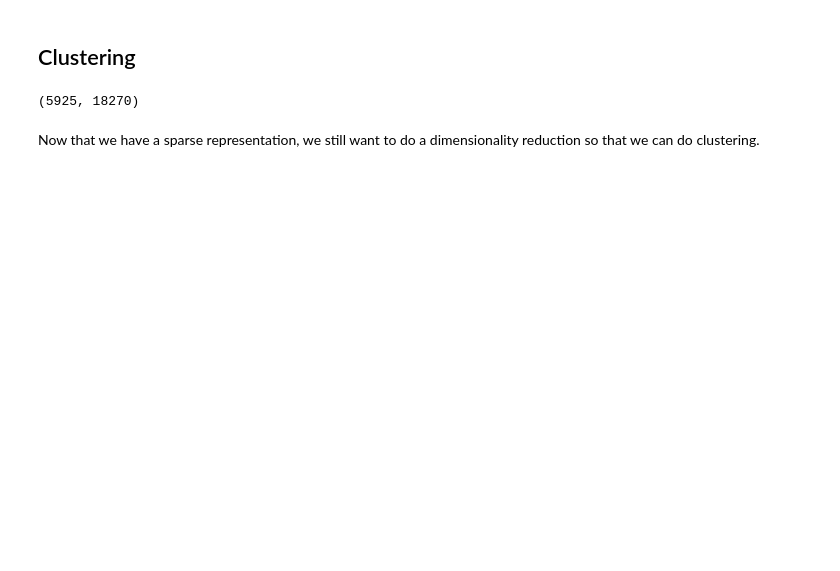
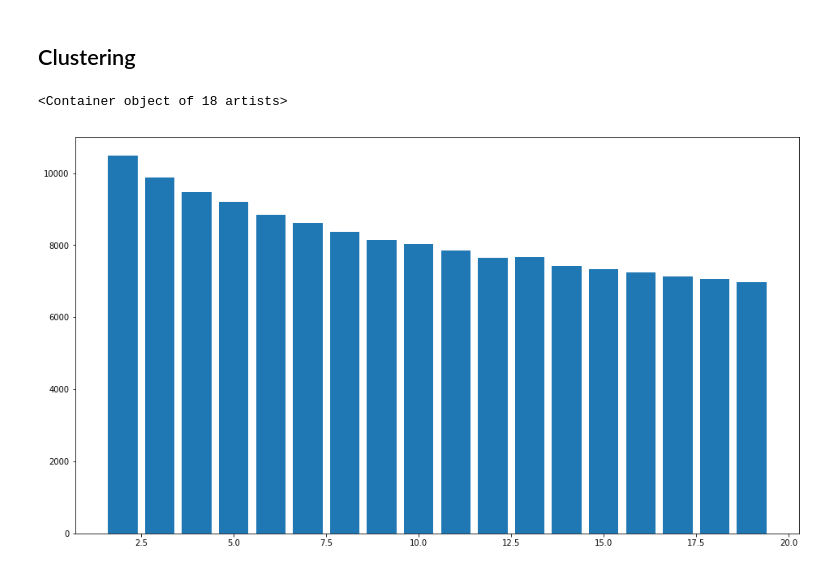
Before and after one commit to scottviteri/TVTropesAnalysis, a Jupyter notebook: TVTropes.ipynb, the cells around one changed output. Saved outputs shown, nothing was run; the diff lists cells and outputs as text; code cells hidden in the pictures; blank space fills up the shorter version.

```diff
--- a/TVTropes.ipynb
+++ b/TVTropes.ipynb
@@ -60,24 +96,27 @@ Notice that there are enough features that the data should not be represented as
 # %% [markdown]
 ## Clustering
-# %%
-#from sklearn.feature_extraction import DictVectorizer
-#from sklearn.cluster import KMeans
-import scipy.sparse as sp
-
-trope_to_num_dict = {v:i for i,v in enumerate(all_tropes)}
-def tropeToNum(v):
-    return trope_to_num_dict[v]
-
-movies_to_tropes = sp.dok_matrix((len(all_movies),len(all_tropes)), dtype=np.int8)
-
-for m in range(len(all_movies)):
-    tropes = data[all_movies[m]]
-    for i in map(tropeToNum, tropes):
-        movies_to_tropes[m, i] = 1
-
-#movies_to_tropes = movies_to_tropes.transpose().tocsr()
-print(movies_to_tropes.shape)
-# %% [output]
-(5925, 18270)
-# %% [markdown]
-Now that we have a sparse representation, we still want to do a dimensionality reduction so that we can do clustering.
+# %%
+from mpl_toolkits.mplot3d import Axes3D
+from sklearn.cluster import KMeans
+from sklearn.datasets import make_blobs
+
+plt.rcParams['figure.figsize'] = (16, 9)
+
+def calc_fit_error(data,num_clusters):
+    # Initializing KMeans
+    kmeans = KMeans(n_clusters=num_clusters)
+    # Fitting with inputs
+    kmeans_fit = kmeans.fit(data)
+    # Predicting the clusters
+    labels = kmeans_fit.predict(data)
+    # Getting the cluster centers
+    # labels = animal_kmeans_fit.cluster_centers_
+    return kmeans_fit.inertia_
+
+plt.figure()
+test_range = range(2,20)
+plt.bar(test_range,[calc_fit_error(movie_trope_matrix,k) \
+                    for k in test_range])
+# %% [output]
+<Container object of 18 artists>
+[figure, added]
```
Also changed, not shown: parts of 17 cells of this notebook.
